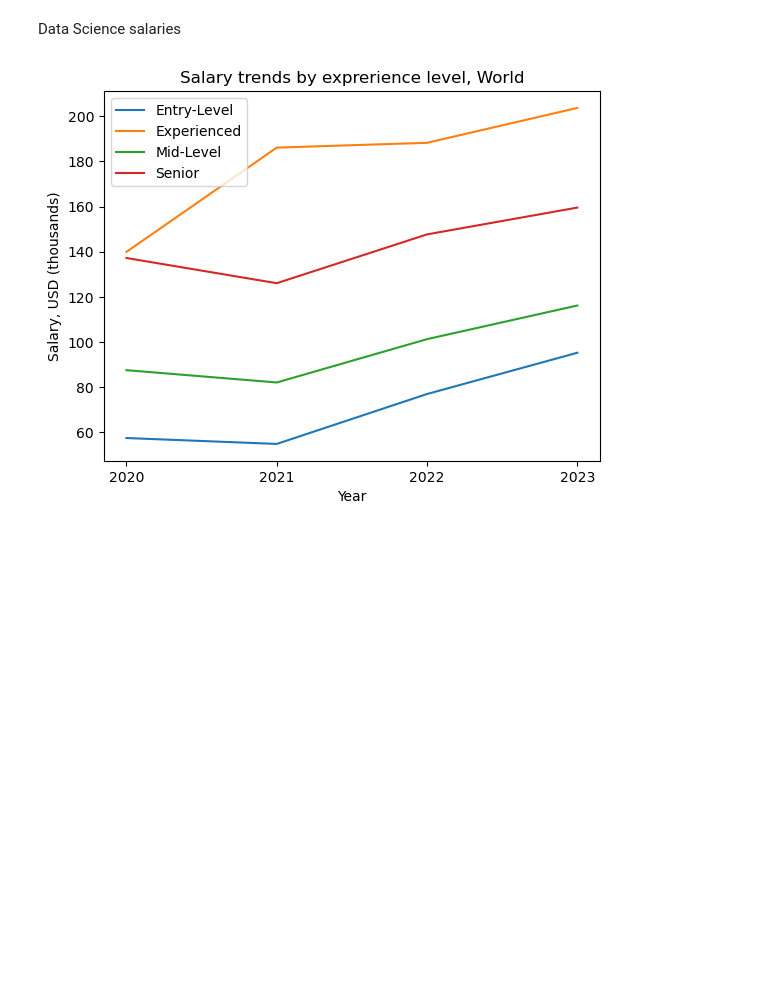
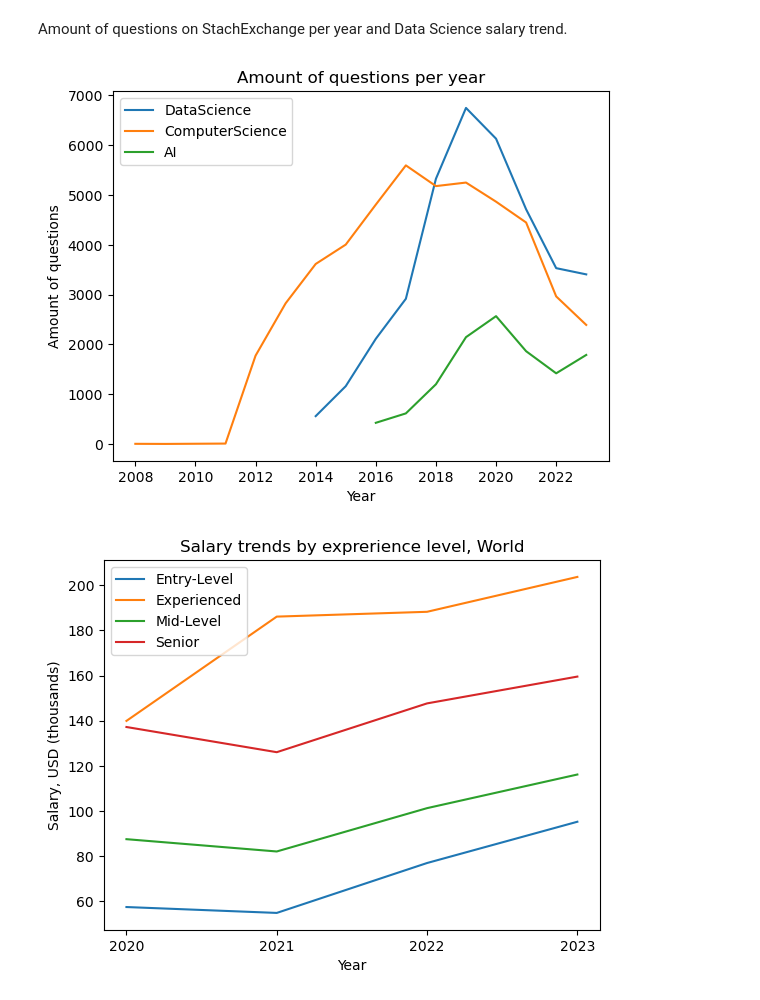
Before and after one commit to KarinaTiurina/dprpy_datascience_research, a Jupyter notebook: Results.ipynb, the cells around one changed output. Cells and saved outputs as stored; diff of their text form; code cells hidden in the pictures; blank space fills up the shorter version.

Commit message:
StackExchange amount of question per year

```diff
--- a/Results.ipynb
+++ b/Results.ipynb
@@ -6,5 +1,46 @@ dataset_kaggle_salary = KaggleDataScienceSalary(Kaggle_salary_path)
-# %% [markdown]
-Data Science salaries
+# %%
+
+import matplotlib.pyplot as plt
+
+from se.ds import DataScienceSEQuestionAnalyzer
+from se.cs import ComputerScienceSEQuestionAnalyzer
+from se.ai import AISEQuestionAnalyzer
+
+from kaggle.salary.KaggleDataScienceSalary import KaggleDataScienceSalary
+
+# SE
+file_path = 'datascience.stackexchange.com/Posts.xml'
+ds_analyzer = DataScienceSEQuestionAnalyzer(file_path)
+
+file_path_cs = 'cs.stackexchange.com/Posts.xml'
+cs_analyzer = ComputerScienceSEQuestionAnalyzer(file_path_cs)
+
+file_path_ai = 'ai.stackexchange.com/Posts.xml'
+ai_analyzer = AISEQuestionAnalyzer(file_path_ai)
+
+# Kaggle
+Kaggle_salary_path = 'data/Data Science Salary 2021 to 2023.csv'
+dataset_kaggle_salary = KaggleDataScienceSalary(Kaggle_salary_path)
+# %% [markdown]
+Amount of questions on StachExchange per year and Data Science salary trend.
+# %%
+ds_analyzer.load_and_filter_questions_all_tags()
+cs_analyzer.load_and_filter_questions_all_tags()
+ai_analyzer.load_and_filter_questions_all_tags()
+
+ds_year = ds_analyzer.getPostsCountByYear()
+cs_year = cs_analyzer.getPostsCountByYear()
+ai_year = ai_analyzer.getPostsCountByYear()
+plt.plot(ds_year['CreationYear'], ds_year['Count'], label='DataScience')
+plt.plot(cs_year['CreationYear'], cs_year['Count'], label='ComputerScience')
+plt.plot(ai_year['CreationYear'], ai_year['Count'], label='AI')
+plt.legend()
+plt.xlabel('Year')
+plt.ylabel('Amount of questions')
+plt.title(f'Amount of questions per year')
+plt.show()
+# %% [output]
+[figure, added]
 # %%
 dataset_kaggle_salary.plotByExperienceLevel()
 # %% [output]
```
Also changed, not shown: parts of 2 cells of this notebook, 5 other files.
